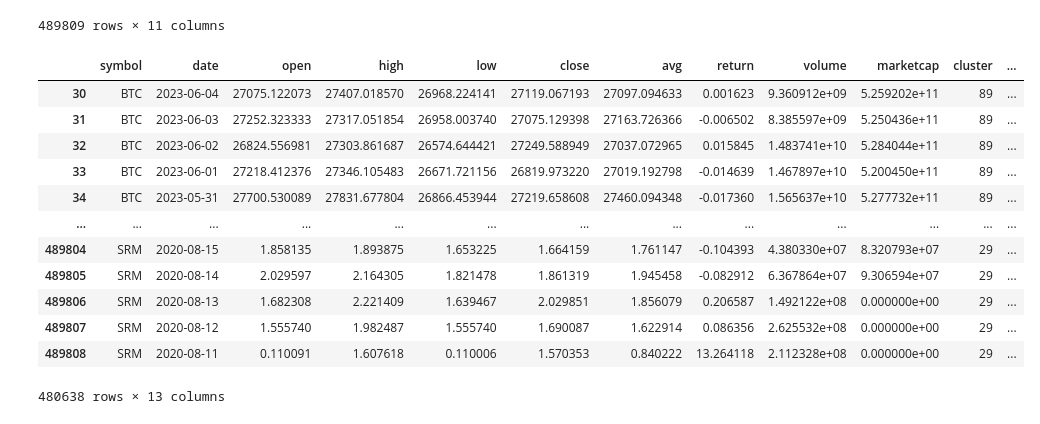
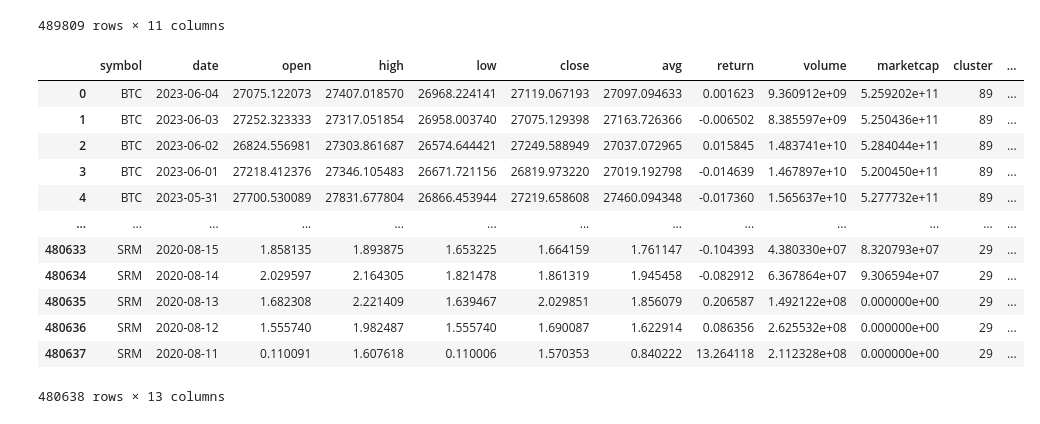
Before and after one commit to AleeRezaa/portfolio-selection-using-ml, a Jupyter notebook: Model/run_all.ipynb, the cells around one changed output. Saved outputs shown, nothing was run; the diff lists cells and outputs as text; code cells hidden in the pictures.

```diff
--- a/Model/run_all.ipynb
+++ b/Model/run_all.ipynb
@@ -68,3 +69,6 @@ from sklearn import linear_model
 from sklearn.metrics import r2_score
 # %%
 days = 30  #TODO: add to config
+# %%
+clusters_data['cluster'] = clusters_data['cluster'].map('{:02}'.format)
+clusters_data
@@ -93,21 +111,21 @@ regression_data
 # %%
 regression_data['future_return'] = ((1 + regression_data['return']).rolling(window=days).apply(np.prod, raw=True) - 1).shift(1)
 regression_data['future_risk'] = regression_data['return'].rolling(window=days).agg(np.var)
 regression_data.loc[regression_data.groupby('symbol').cumcount() < days, ['future_return', 'future_risk']] = np.nan
 regression_data.dropna(inplace=True)  # subset='future_return'
-
+regression_data.reset_index(drop=True, inplace=True)
 regression_data
 # %% [output]
 |  | symbol | date | open | high | low | close | avg | return | volume | marketcap | cluster | ... |
-| 30 | BTC | 2023-06-04 | 27075.122073 | 27407.018570 | 26968.224141 | 27119.067193 | 27097.094633 | 0.001623 | 9.360912e+09 | 5.259202e+11 | 89 | ... |
-| 31 | BTC | 2023-06-03 | 27252.323333 | 27317.051854 | 26958.003740 | 27075.129398 | 27163.726366 | -0.006502 | 8.385597e+09 | 5.250436e+11 | 89 | ... |
-| 32 | BTC | 2023-06-02 | 26824.556981 | 27303.861687 | 26574.644421 | 27249.588949 | 27037.072965 | 0.015845 | 1.483741e+10 | 5.284044e+11 | 89 | ... |
-| 33 | BTC | 2023-06-01 | 27218.412376 | 27346.105483 | 26671.721156 | 26819.973220 | 27019.192798 | -0.014639 | 1.467897e+10 | 5.200450e+11 | 89 | ... |
-| 34 | BTC | 2023-05-31 | 27700.530089 | 27831.677804 | 26866.453944 | 27219.658608 | 27460.094348 | -0.017360 | 1.565637e+10 | 5.277732e+11 | 89 | ... |
+| 0 | BTC | 2023-06-04 | 27075.122073 | 27407.018570 | 26968.224141 | 27119.067193 | 27097.094633 | 0.001623 | 9.360912e+09 | 5.259202e+11 | 89 | ... |
+| 1 | BTC | 2023-06-03 | 27252.323333 | 27317.051854 | 26958.003740 | 27075.129398 | 27163.726366 | -0.006502 | 8.385597e+09 | 5.250436e+11 | 89 | ... |
+| 2 | BTC | 2023-06-02 | 26824.556981 | 27303.861687 | 26574.644421 | 27249.588949 | 27037.072965 | 0.015845 | 1.483741e+10 | 5.284044e+11 | 89 | ... |
+| 3 | BTC | 2023-06-01 | 27218.412376 | 27346.105483 | 26671.721156 | 26819.973220 | 27019.192798 | -0.014639 | 1.467897e+10 | 5.200450e+11 | 89 | ... |
+| 4 | BTC | 2023-05-31 | 27700.530089 | 27831.677804 | 26866.453944 | 27219.658608 | 27460.094348 | -0.017360 | 1.565637e+10 | 5.277732e+11 | 89 | ... |
 | ... | ... | ... | ... | ... | ... | ... | ... | ... | ... | ... | ... | ... |
-| 489804 | SRM | 2020-08-15 | 1.858135 | 1.893875 | 1.653225 | 1.664159 | 1.761147 | -0.104393 | 4.380330e+07 | 8.320793e+07 | 29 | ... |
-| 489805 | SRM | 2020-08-14 | 2.029597 | 2.164305 | 1.821478 | 1.861319 | 1.945458 | -0.082912 | 6.367864e+07 | 9.306594e+07 | 29 | ... |
-| 489806 | SRM | 2020-08-13 | 1.682308 | 2.221409 | 1.639467 | 2.029851 | 1.856079 | 0.206587 | 1.492122e+08 | 0.000000e+00 | 29 | ... |
-| 489807 | SRM | 2020-08-12 | 1.555740 | 1.982487 | 1.555740 | 1.690087 | 1.622914 | 0.086356 | 2.625532e+08 | 0.000000e+00 | 29 | ... |
-| 489808 | SRM | 2020-08-11 | 0.110091 | 1.607618 | 0.110006 | 1.570353 | 0.840222 | 13.264118 | 2.112328e+08 | 0.000000e+00 | 29 | ... |
+| 480633 | SRM | 2020-08-15 | 1.858135 | 1.893875 | 1.653225 | 1.664159 | 1.761147 | -0.104393 | 4.380330e+07 | 8.320793e+07 | 29 | ... |
+| 480634 | SRM | 2020-08-14 | 2.029597 | 2.164305 | 1.821478 | 1.861319 | 1.945458 | -0.082912 | 6.367864e+07 | 9.306594e+07 | 29 | ... |
+| 480635 | SRM | 2020-08-13 | 1.682308 | 2.221409 | 1.639467 | 2.029851 | 1.856079 | 0.206587 | 1.492122e+08 | 0.000000e+00 | 29 | ... |
+| 480636 | SRM | 2020-08-12 | 1.555740 | 1.982487 | 1.555740 | 1.690087 | 1.622914 | 0.086356 | 2.625532e+08 | 0.000000e+00 | 29 | ... |
+| 480637 | SRM | 2020-08-11 | 0.110091 | 1.607618 | 0.110006 | 1.570353 | 0.840222 | 13.264118 | 2.112328e+08 | 0.000000e+00 | 29 | ... |
 480638 rows × 13 columns
```
Also changed, not shown: parts of 6 cells of this notebook.
